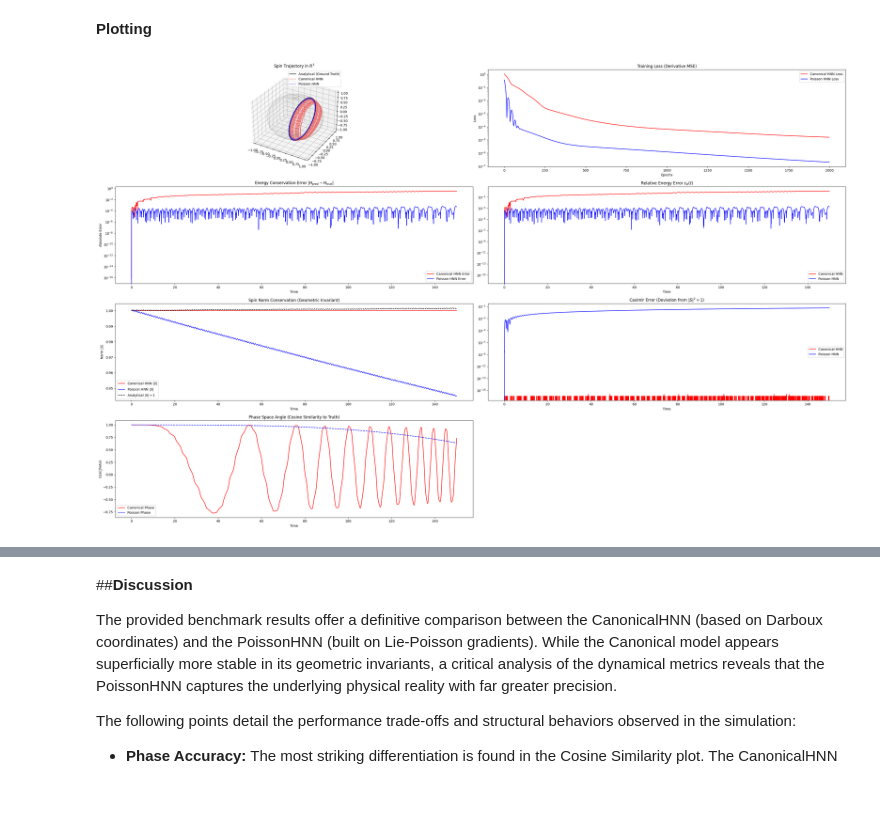
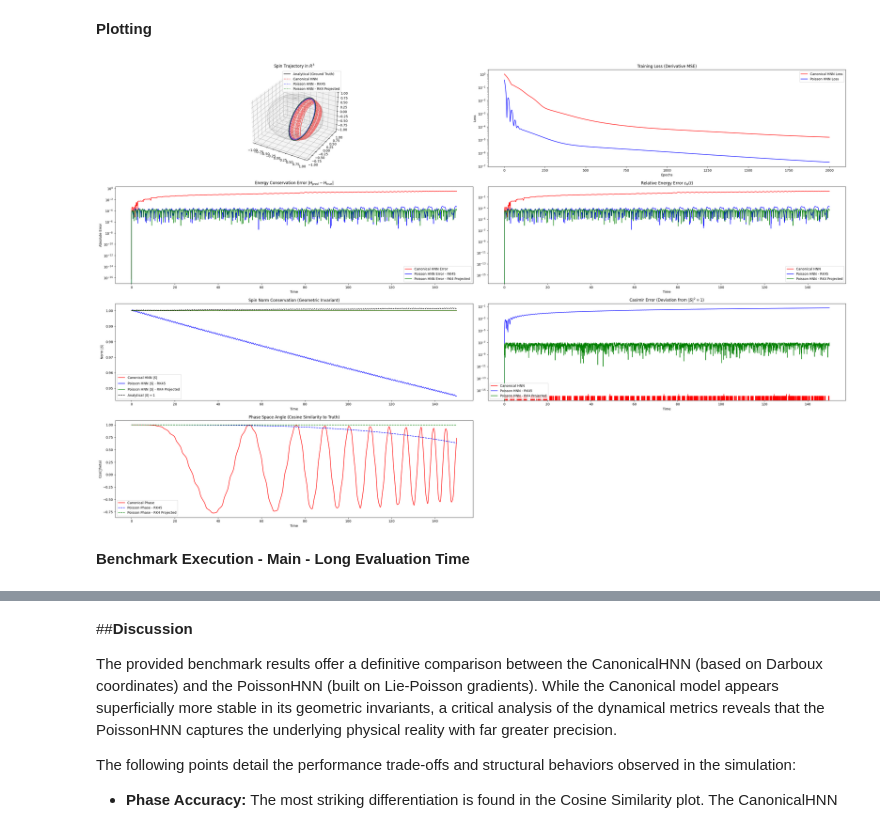
Before and after one commit to JuanJGalindo/SpinesAI_Direct, a Jupyter notebook: SpinPrecession_HNNs.ipynb, the cells around one changed output, grey strips where cells are left out. Saved outputs shown, nothing was run; the diff lists cells and outputs as text; code cells hidden in the pictures; blank space fills up the shorter version.

```diff
--- a/SpinPrecession_HNNs.ipynb
+++ b/SpinPrecession_HNNs.ipynb
@@ -415,28 +457,34 @@ if __name__ == "__main__":
 
     # 3. Poisson HNN Trajectory
     S_poiss = rollout_poisson(model_poisson, S0, t_long)
+    S_poiss_proj = integrate_poisson_rk4_proj(model_poisson, S0, t_long)
 
     # Energy Magnitude
     E_true = compute_energy(S_true)
     E_canon = compute_energy(S_canon)
     E_poiss = compute_energy(S_poiss)
+    E_poiss_proj = compute_energy(S_poiss_proj)
 
     # Spin Norm
     N_true = compute_norm(S_true)
     N_canon = compute_norm(S_canon)
     N_poiss = compute_norm(S_poiss)
+    N_poiss_proj = compute_norm(S_poiss_proj)
 
     # Casimir Error
     casimir_err_canon = casimir_error(S_canon)
     casimir_err_poiss = casimir_error(S_poiss)
+    casimir_err_poiss_proj = casimir_error(S_poiss_proj)
 
     # Relative Energy Error
     rel_E_err_canon = relative_energy_error(E_canon, E_true)
     rel_E_err_poiss = relative_energy_error(E_poiss, E_true)
+    rel_E_err_poiss_proj = relative_energy_error(E_poiss_proj, E_true)
 
     # Cosine Similarity
     cos_sim_canon = cosine_similarity_metric(S_canon, S_true)
     cos_sim_poiss = cosine_similarity_metric(S_poiss, S_true)
+    cos_sim_poiss_proj = cosine_similarity_metric(S_poiss_proj, S_true)
 # %% [output]
 Generating dataset...
 
@@ -464,7 +512,8 @@ fig = plt.figure(figsize=(32, 20))
 ax1 = fig.add_subplot(4, 2, 1, projection='3d')
 ax1.plot(S_true[:, 0], S_true[:, 1], S_true[:, 2], 'k-', label="Analytical (Ground Truth)")
 ax1.plot(S_canon[:, 0], S_canon[:, 1], S_canon[:, 2], 'r--', alpha=0.5, label="Canonical HNN")
-ax1.plot(S_poiss[:, 0], S_poiss[:, 1], S_poiss[:, 2], 'b--', alpha=0.5, label="Poisson HNN")
+ax1.plot(S_poiss[:, 0], S_poiss[:, 1], S_poiss[:, 2], 'b--', alpha=0.5, label="Poisson HNN - RK45")
+ax1.plot(S_poiss_proj[:, 0], S_poiss_proj[:, 1], S_poiss_proj[:, 2], 'g--', alpha=0.5, label="Poisson HNN - RK4 Projected")
 
 # Draw unit sphere for reference
 u = np.linspace(0, 2 * np.pi, 30)
@@ -493,7 +542,8 @@ ax2.legend()
 # Plot 3: Energy Conservation Error
 ax3 = fig.add_subplot(4, 2, 3)
 ax3.plot(t_long, np.abs(E_canon - E_true), 'r-', label="Canonical HNN Error")
-ax3.plot(t_long, np.abs(E_poiss - E_true), 'b-', label="Poisson HNN Error")
+ax3.plot(t_long, np.abs(E_poiss - E_true), 'b-', label="Poisson HNN Error - RK45")
+ax3.plot(t_long, np.abs(E_poiss_proj - E_true), 'g-', label="Poisson HNN Error - RK4 Projected")
 ax3.set_title("Energy Conservation Error $|H_{pred} - H_{true}|$")
 ax3.set_xlabel("Time")
 ax3.set_ylabel("Absolute Error")
@@ -503,41 +553,47 @@ ax3.legend()
 # Plot 4: Relative Energy Error
 ax4 = fig.add_subplot(4, 2, 4)
 ax4.plot(t_long, rel_E_err_canon, 'r-', label="Canonical HNN")
-ax4.plot(t_long, rel_E_err_poiss, 'b-', label="Poisson HNN")
+ax4.plot(t_long, rel_E_err_poiss, 'b-', label="Poisson HNN - RK45")
+ax4.plot(t_long, rel_E_err_poiss_proj, 'g-', label="Poisson HNN - RK4 Projected")
 ax4.set_title("Relative Energy Error $\epsilon_H(t)$")
 ax4.set_xlabel("Time")
 ax4.set_yscale("log")
 ax4.legend()
 
 # Plot 5: Spin Norm Conservation
 ax5 = fig.add_subplot(4, 2, 5)
 ax5.plot(t_long, N_canon, 'r-', label="Canonical HNN $|S|$")
-ax5.plot(t_long, N_poiss, 'b-', label="Poisson HNN $|S|$")
+ax5.plot(t_long, N_poiss, 'b-', label="Poisson HNN $|S|$ - RK45")
+ax5.plot(t_long, N_poiss_proj, 'g-', label="Poisson HNN $|S|$ - RK4 Projected")
 ax5.plot(t_long, N_true, 'k--', label="Analytical $|S|=1$")
 ax5.set_title("Spin Norm Conservation (Geometric Invariant)")
 ax5.set_xlabel("Time")
 ax5.set_ylabel("Norm $|S|$")
 ax5.legend()
 
 # Plot 6: Casimir Error
 ax6 = fig.add_subplot(4, 2, 6)
 ax6.plot(t_long, casimir_err_canon, 'r-', label="Canonical HNN")
-ax6.plot(t_long, casimir_err_poiss, 'b-', label="Poisson HNN")
+ax6.plot(t_long, casimir_err_poiss, 'b-', label="Poisson HNN - RK45")
+ax6.plot(t_long, casimir_err_poiss_proj, 'g-', label="Poisson HNN - RK4 Projected")
 ax6.set_title("Casimir Error (Deviation from $|S|^2=1$)")
 ax6.set_xlabel("Time")
 ax6.set_yscale("log")
 ax6.legend()
 
 # Plot 7: Cosine Similarity
 ax7 = fig.add_subplot(4, 2, 7)
 ax7.plot(t_long, cos_sim_canon, 'r-', label="Canonical Phase")
-ax7.plot(t_long, cos_sim_poiss, 'b--', label="Poisson Phase")
+ax7.plot(t_long, cos_sim_poiss, 'b--', label="Poisson Phase - RK45")
+ax7.plot(t_long, cos_sim_poiss_proj, 'g--', label="Poisson Phase - RK4 Projected")
 ax7.set_title("Phase Space Angle (Cosine Similarity to Truth)")
 ax7.set_xlabel("Time")
 ax7.set_ylabel("Cos(\theta)")
 ax7.legend(loc="lower left")
 
 plt.tight_layout()
 plt.show()
 # %% [output]
-[figure, old version]
+[figure, new version]
+# %% [markdown]
+**Benchmark Execution - Main - Long Evaluation Time**
```
Also changed, not shown: parts of 5 cells of this notebook.
